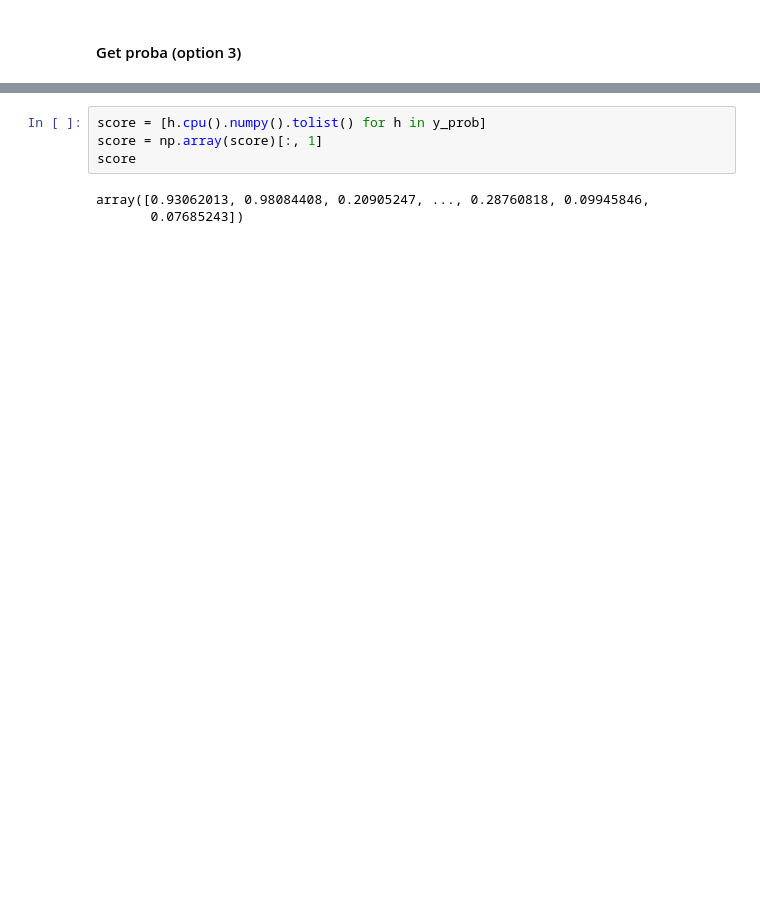
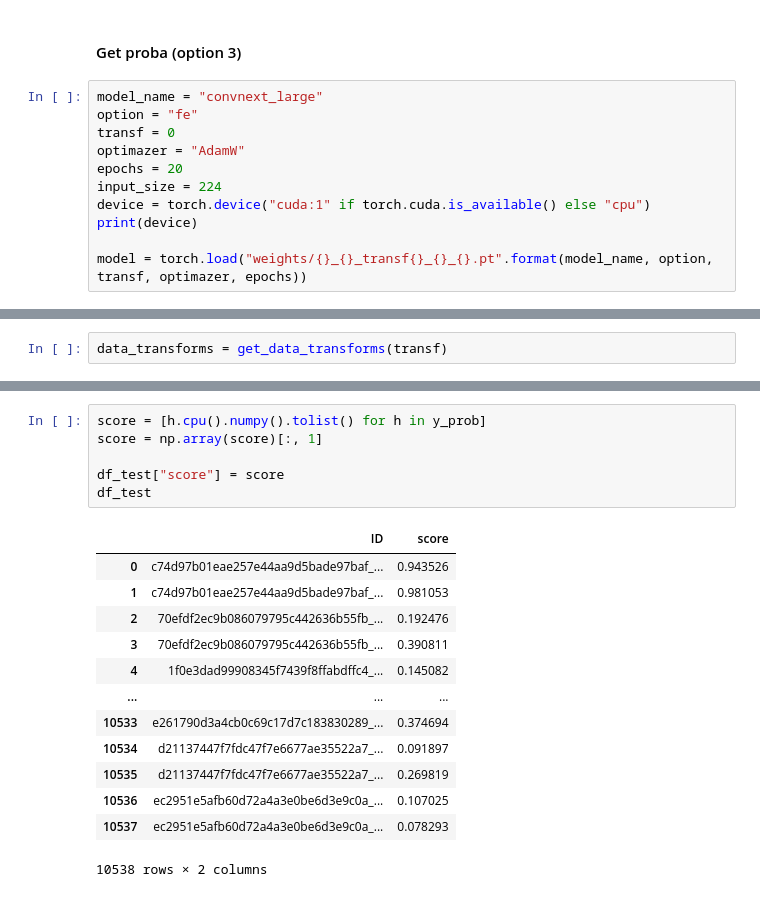
Before and after one commit to win7/GC_DiabeticRetinopathies, a Jupyter notebook: Go_transfer_learning_template copy.ipynb, the cells around one changed output, grey strips where cells are left out. Saved outputs shown, nothing was run; the diff lists cells and outputs as text; blank space fills up the shorter version.

```diff
--- a/Go_transfer_learning_template copy.ipynb
+++ b/Go_transfer_learning_template copy.ipynb
@@ -1579,2 +1515,13 @@ time: 24.8 ms (started: 2023-07-05 12:25:40 -05:00)
 # %% [markdown]
 #### Get proba (option 3)
+# %%
+model_name = "convnext_large"
+option = "fe"
+transf = 0
+optimazer = "AdamW"
+epochs = 20
+input_size = 224
+device = torch.device("cuda:1" if torch.cuda.is_available() else "cpu")
+print(device)
+
+model = torch.load("weights/{}_{}_transf{}_{}_{}.pt".format(model_name, option, transf, optimazer, epochs))
@@ -1580,0 +1531,2 @@ time: 24.8 ms (started: 2023-07-05 12:25:40 -05:00)
+# %%
+data_transforms = get_data_transforms(transf)
@@ -1619,7 +1569,20 @@ time: 19.6 ms (started: 2023-07-05 12:44:37 -05:00)
 # %%
 score = [h.cpu().numpy().tolist() for h in y_prob]
 score = np.array(score)[:, 1]
-score
+
+df_test["score"] = score
+df_test
 # %% [output]
+|  | ID | score |
+| 0 | c74d97b01eae257e44aa9d5bade97baf_... | 0.943526 |
+| 1 | c74d97b01eae257e44aa9d5bade97baf_... | 0.981053 |
+| 2 | 70efdf2ec9b086079795c442636b55fb_... | 0.192476 |
+| 3 | 70efdf2ec9b086079795c442636b55fb_... | 0.390811 |
+| 4 | 1f0e3dad99908345f7439f8ffabdffc4_... | 0.145082 |
+| ... | ... | ... |
+| 10533 | e261790d3a4cb0c69c17d7c183830289_... | 0.374694 |
+| 10534 | d21137447f7fdc47f7e6677ae35522a7_... | 0.091897 |
+| 10535 | d21137447f7fdc47f7e6677ae35522a7_... | 0.269819 |
+| 10536 | ec2951e5afb60d72a4a3e0be6d3e9c0a_... | 0.107025 |
+| 10537 | ec2951e5afb60d72a4a3e0be6d3e9c0a_... | 0.078293 |
-array([0.93062013, 0.98084408, 0.20905247, ..., 0.28760818, 0.09945846,
-       0.07685243])
+10538 rows × 2 columns
```
Also changed, not shown: parts of 30 cells of this notebook, 2 other files.
